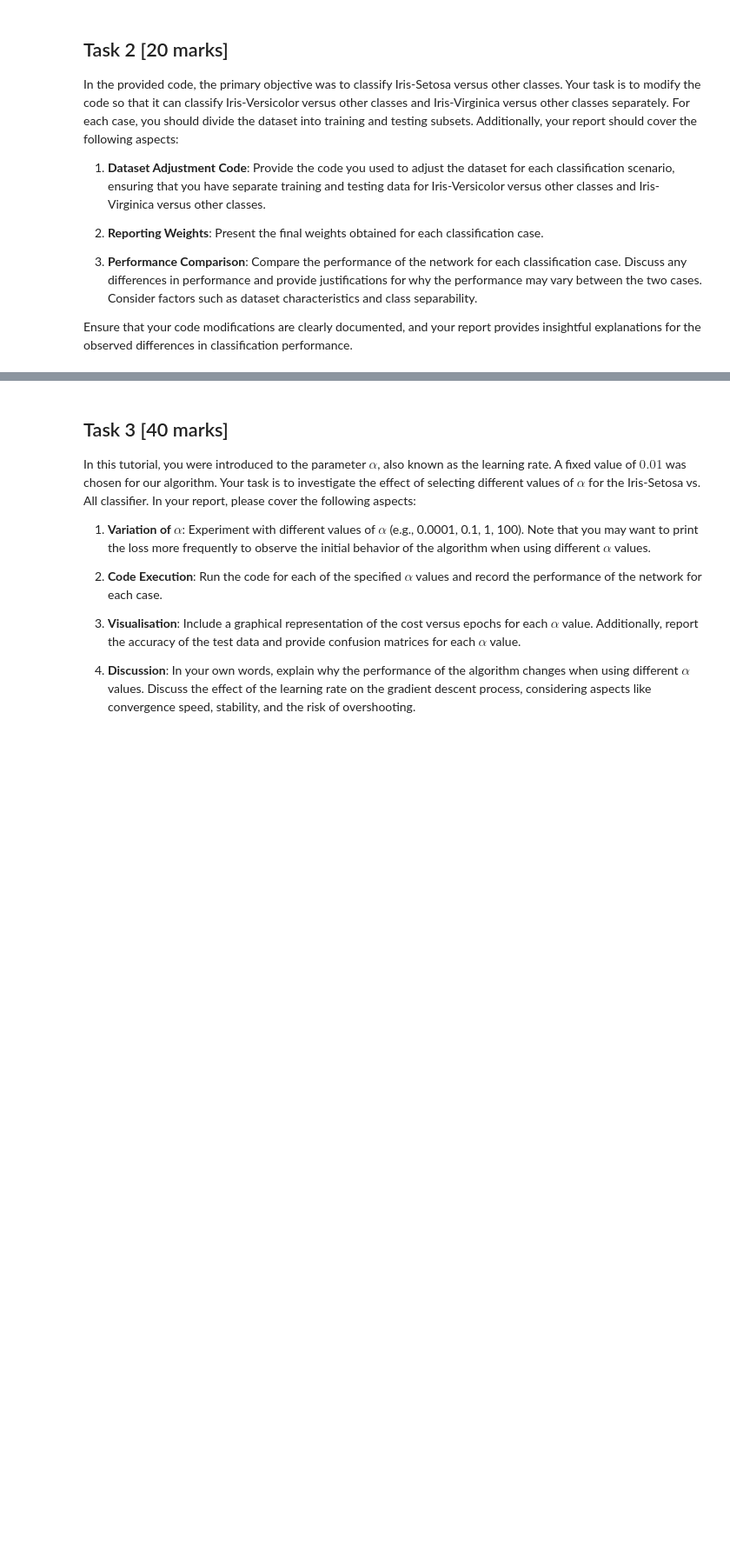
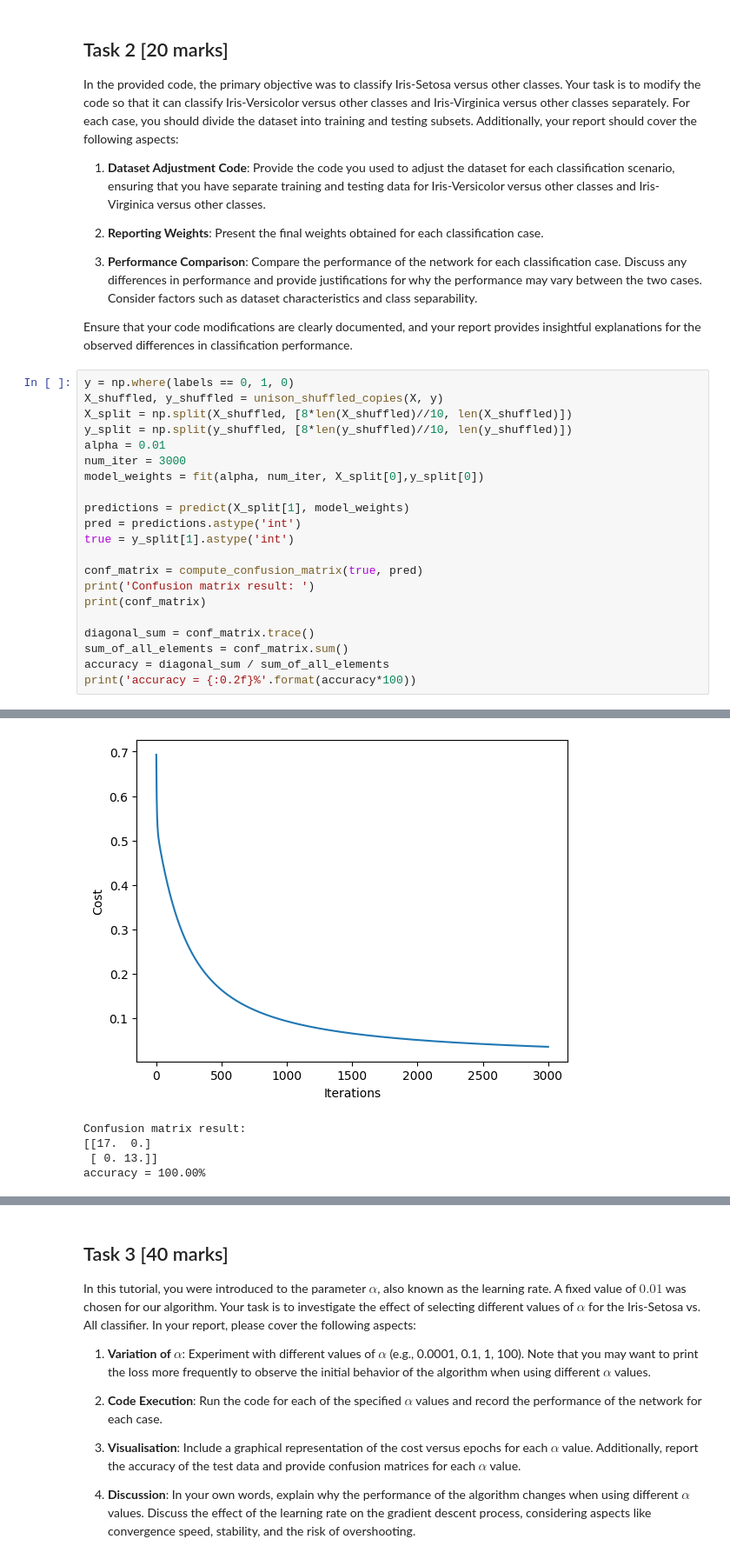
Before and after one commit to RandomCloneTrooper/ML, a Jupyter notebook: 04_ML_Logistic.ipynb, the cells around one changed output, grey strips where cells are left out. Shown at 87% size. Saved outputs shown, nothing was run; the diff lists cells and outputs as text; blank space fills up the shorter version.

```diff
--- a/04_ML_Logistic.ipynb
+++ b/04_ML_Logistic.ipynb
@@ -309,3 +309,25 @@ In the provided code, the primary objective was to classify Iris-Setosa versus o
 3. **Performance Comparison**: Compare the performance of the network for each classification case. Discuss any differences in performance and provide justifications for why the performance may vary between the two cases. Consider factors such as dataset characteristics and class separability.
 
 Ensure that your code modifications are clearly documented, and your report provides insightful explanations for the observed differences in classification performance.
+# %%
+y = np.where(labels == 0, 1, 0)
+X_shuffled, y_shuffled = unison_shuffled_copies(X, y)
+X_split = np.split(X_shuffled, [8*len(X_shuffled)//10, len(X_shuffled)])
+y_split = np.split(y_shuffled, [8*len(y_shuffled)//10, len(y_shuffled)])
+alpha = 0.01
+num_iter = 3000
+model_weights = fit(alpha, num_iter, X_split[0],y_split[0])
+
+predictions = predict(X_split[1], model_weights)
+pred = predictions.astype('int')
+true = y_split[1].astype('int')
+
+conf_matrix = compute_confusion_matrix(true, pred)
+print('Confusion matrix result: ')
+print(conf_matrix)
+
+diagonal_sum = conf_matrix.trace()
+sum_of_all_elements = conf_matrix.sum()
+accuracy = diagonal_sum / sum_of_all_elements
+print('accuracy = {:0.2f}%'.format(accuracy*100))
+# %% [output]
@@ -311,0 +351,5 @@ Ensure that your code modifications are clearly documented, and your report prov
+[figure, added]
+Confusion matrix result:
+[[17.  0.]
+ [ 0. 13.]]
+accuracy = 100.00%
```
Also changed, not shown: parts of 2 cells of this notebook.
